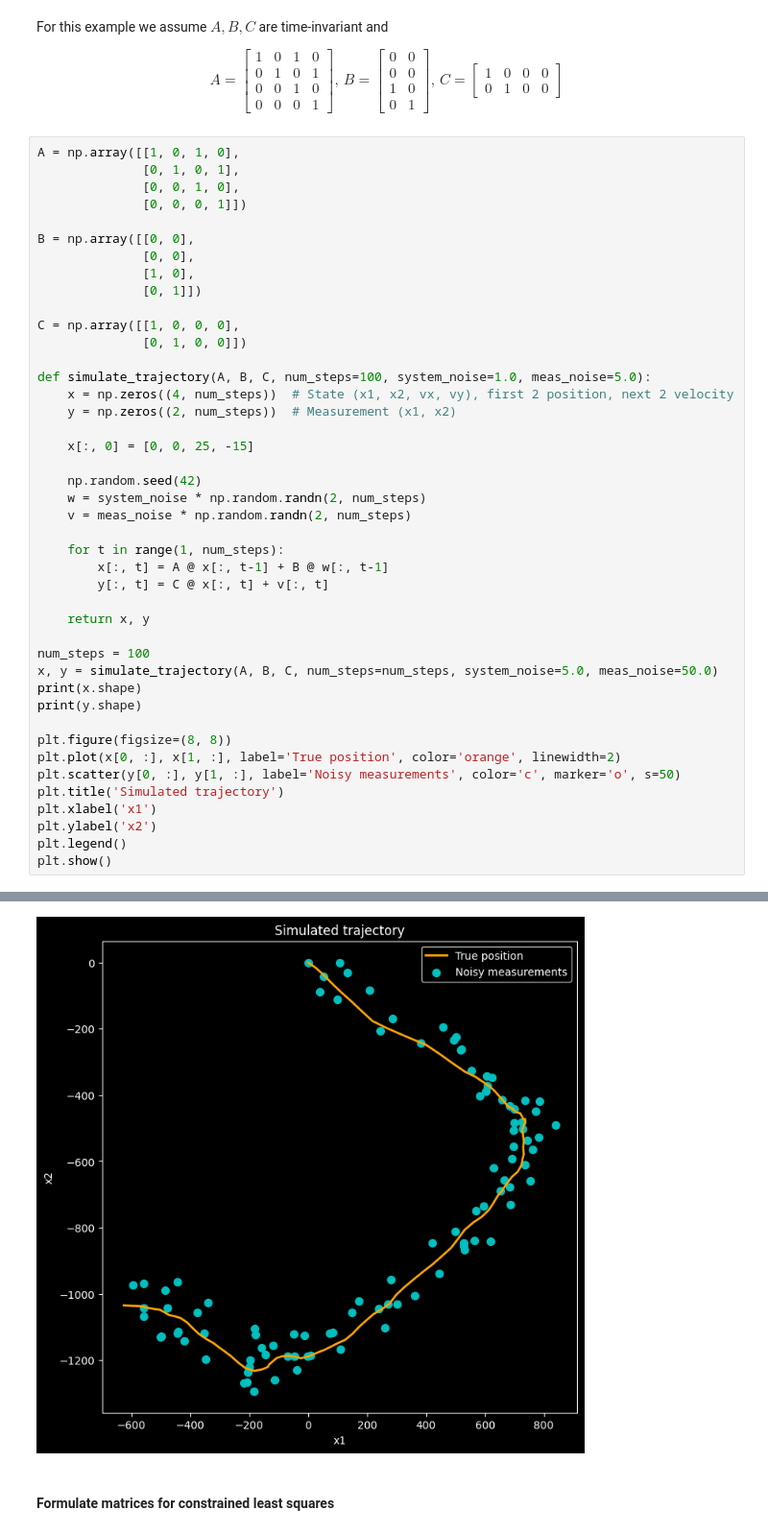
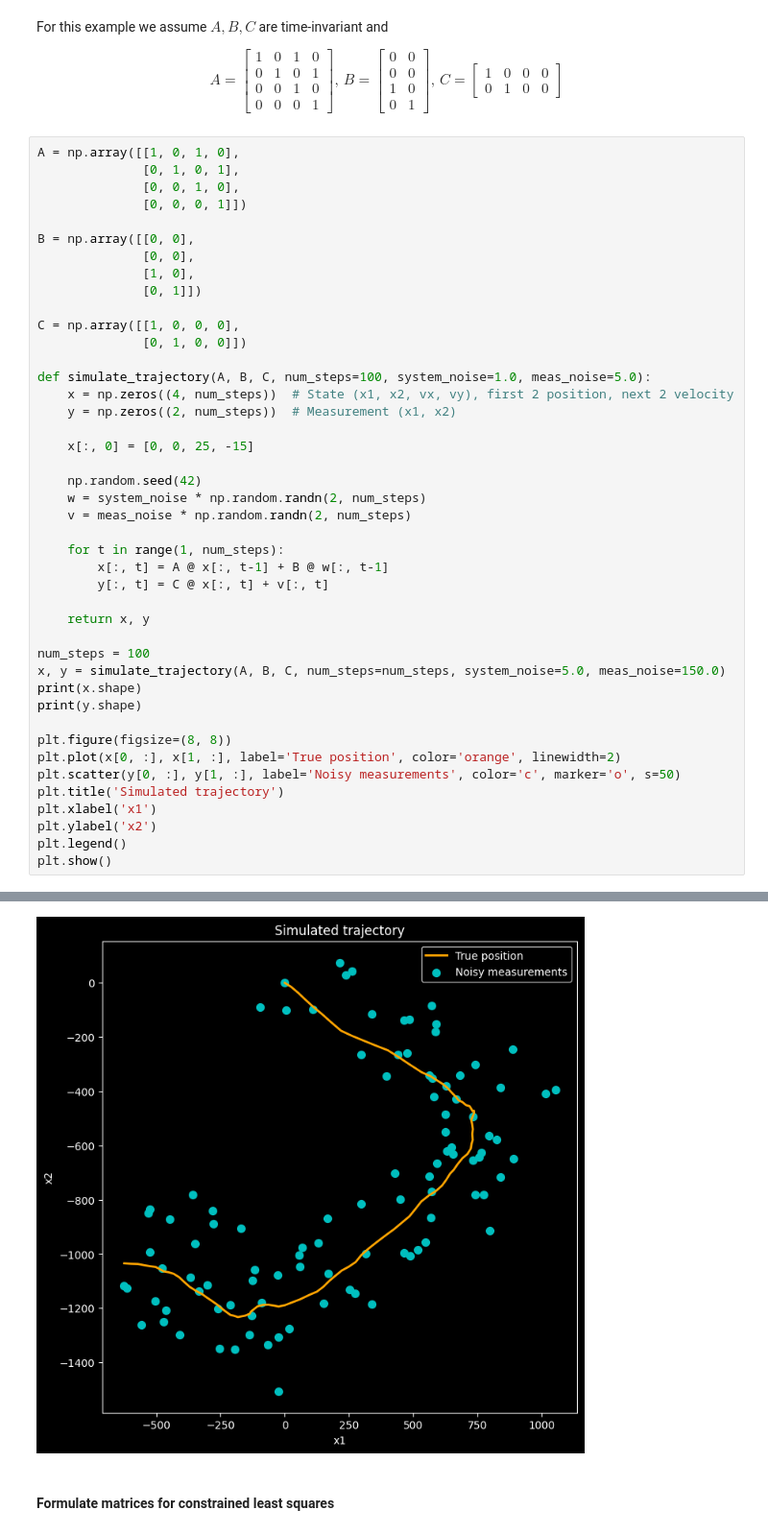
Before and after one commit to heyjianjing/linear_algebra, a Jupyter notebook: la_ex_07_linear_quadratic_estimator_kalman_filter.ipynb, the cells around one changed output, grey strips where cells are left out. Shown at 96% size. Saved outputs shown, nothing was run; the diff lists cells and outputs as text.

```diff
--- a/la_ex_07_linear_quadratic_estimator_kalman_filter.ipynb
+++ b/la_ex_07_linear_quadratic_estimator_kalman_filter.ipynb
@@ -56,35 +56,35 @@ def simulate_trajectory(A, B, C, num_steps=100, system_noise=1.0, meas_noise=5.0
     x = np.zeros((4, num_steps))  # State (x1, x2, vx, vy), first 2 position, next 2 velocity
     y = np.zeros((2, num_steps))  # Measurement (x1, x2)
 
     x[:, 0] = [0, 0, 25, -15]
 
     np.random.seed(42)
     w = system_noise * np.random.randn(2, num_steps)
     v = meas_noise * np.random.randn(2, num_steps)
 
     for t in range(1, num_steps):
         x[:, t] = A @ x[:, t-1] + B @ w[:, t-1]
         y[:, t] = C @ x[:, t] + v[:, t]
 
     return x, y
 
 num_steps = 100
-x, y = simulate_trajectory(A, B, C, num_steps=num_steps, system_noise=5.0, meas_noise=50.0)
+x, y = simulate_trajectory(A, B, C, num_steps=num_steps, system_noise=5.0, meas_noise=150.0)
 print(x.shape)
 print(y.shape)
 
 plt.figure(figsize=(8, 8))
 plt.plot(x[0, :], x[1, :], label='True position', color='orange', linewidth=2)
 plt.scatter(y[0, :], y[1, :], label='Noisy measurements', color='c', marker='o', s=50)
 plt.title('Simulated trajectory')
 plt.xlabel('x1')
 plt.ylabel('x2')
 plt.legend()
 plt.show()
 # %% [output]
 (4, 100)
 (2, 100)
-[figure, old version]
+[figure, new version]
 # %% [markdown]
 #### Formulate matrices for constrained least squares
 # %%
```
Also changed, not shown: parts of 1 cell of this notebook.
